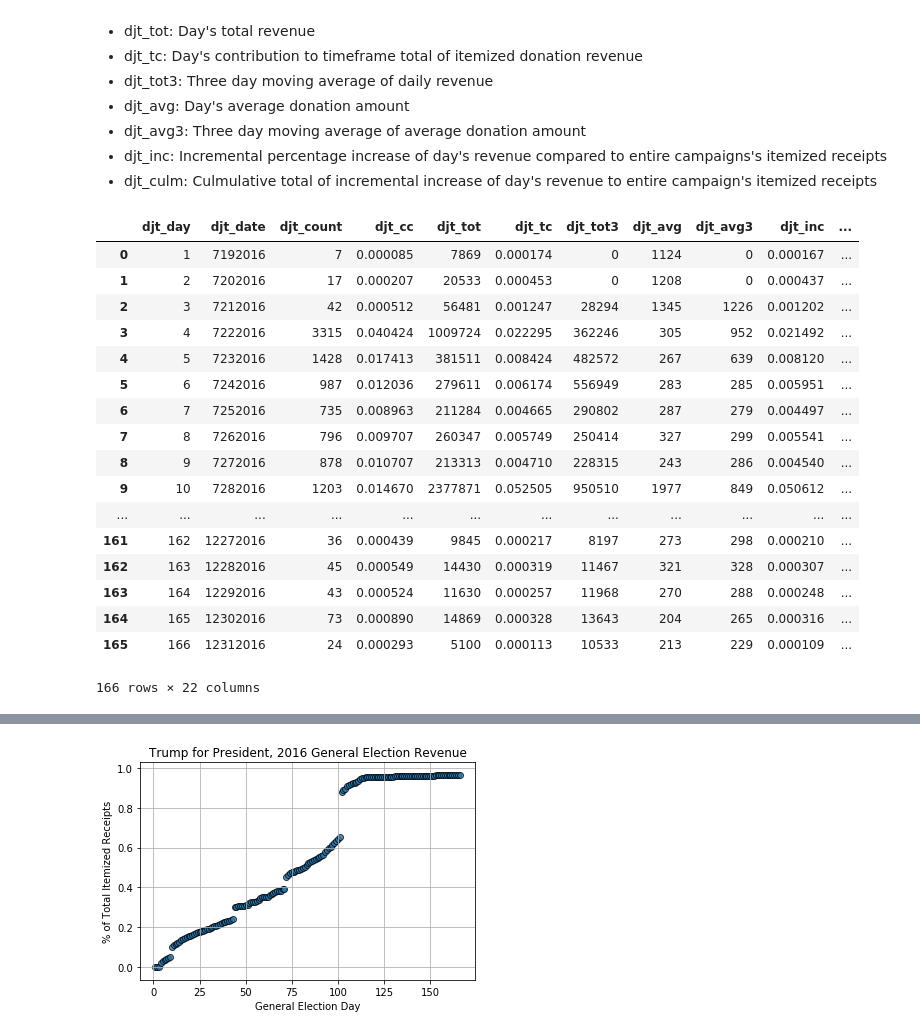
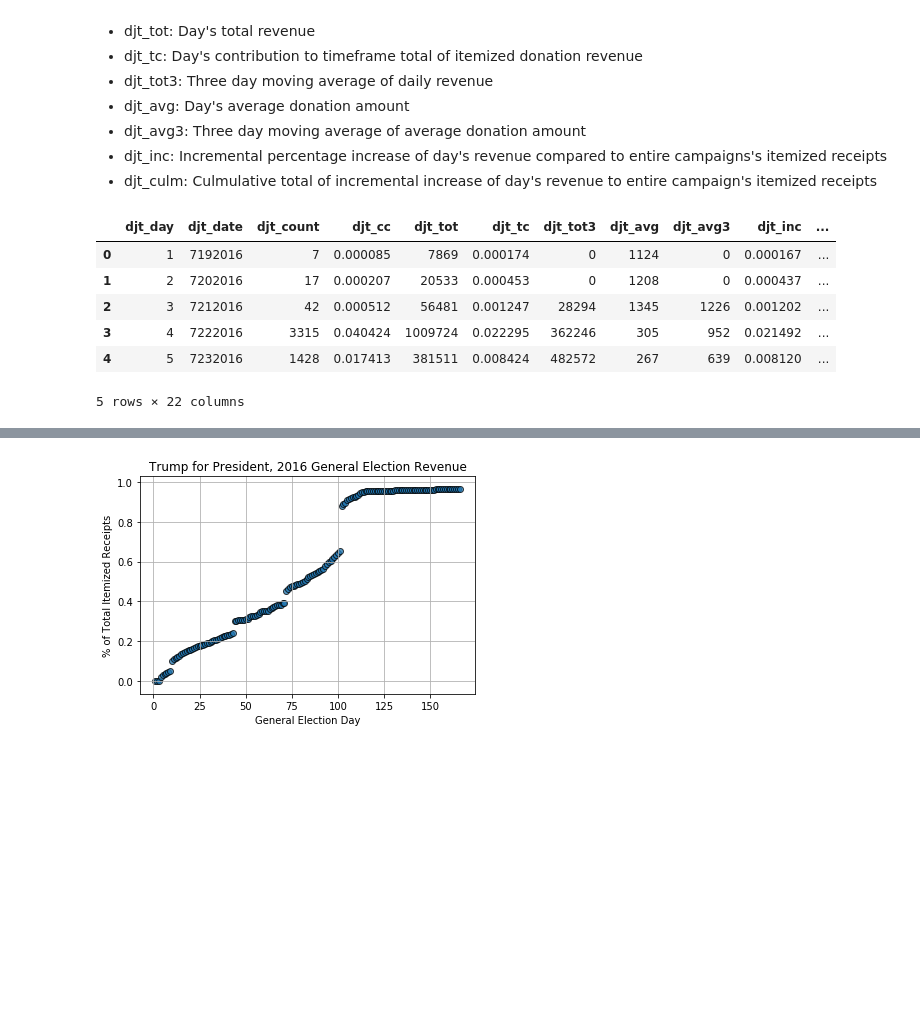
Before and after one commit to sellis4536/uncc_dbc_proj02, a Jupyter notebook: project02_data.ipynb, the cells around one changed output, grey strips where cells are left out. Cells and saved outputs as stored; diff of their text form; code cells hidden in the pictures; blank space fills up the shorter version.

```diff
--- a/project02_data.ipynb
+++ b/project02_data.ipynb
@@ -153,26 +150,15 @@ These daily figures are compared to general election timeframe totals to provide
 # load incremental_value DF directly from local folder/csv
 incremental_valueDF = pd.read_csv('incremental_value.csv',sep=',')
 # %%
-incremental_valueDF.head(166)
+incremental_valueDF.head()
 # %% [output]
 |  | djt_day | djt_date | djt_count | djt_cc | djt_tot | djt_tc | djt_tot3 | djt_avg | djt_avg3 | djt_inc | ... |
 | 0 | 1 | 7192016 | 7 | 0.000085 | 7869 | 0.000174 | 0 | 1124 | 0 | 0.000167 | ... |
 | 1 | 2 | 7202016 | 17 | 0.000207 | 20533 | 0.000453 | 0 | 1208 | 0 | 0.000437 | ... |
 | 2 | 3 | 7212016 | 42 | 0.000512 | 56481 | 0.001247 | 28294 | 1345 | 1226 | 0.001202 | ... |
 | 3 | 4 | 7222016 | 3315 | 0.040424 | 1009724 | 0.022295 | 362246 | 305 | 952 | 0.021492 | ... |
 | 4 | 5 | 7232016 | 1428 | 0.017413 | 381511 | 0.008424 | 482572 | 267 | 639 | 0.008120 | ... |
-| 5 | 6 | 7242016 | 987 | 0.012036 | 279611 | 0.006174 | 556949 | 283 | 285 | 0.005951 | ... |
-| 6 | 7 | 7252016 | 735 | 0.008963 | 211284 | 0.004665 | 290802 | 287 | 279 | 0.004497 | ... |
-| 7 | 8 | 7262016 | 796 | 0.009707 | 260347 | 0.005749 | 250414 | 327 | 299 | 0.005541 | ... |
-| 8 | 9 | 7272016 | 878 | 0.010707 | 213313 | 0.004710 | 228315 | 243 | 286 | 0.004540 | ... |
-| 9 | 10 | 7282016 | 1203 | 0.014670 | 2377871 | 0.052505 | 950510 | 1977 | 849 | 0.050612 | ... |
-| ... | ... | ... | ... | ... | ... | ... | ... | ... | ... | ... | ... |
-| 161 | 162 | 12272016 | 36 | 0.000439 | 9845 | 0.000217 | 8197 | 273 | 298 | 0.000210 | ... |
-| 162 | 163 | 12282016 | 45 | 0.000549 | 14430 | 0.000319 | 11467 | 321 | 328 | 0.000307 | ... |
-| 163 | 164 | 12292016 | 43 | 0.000524 | 11630 | 0.000257 | 11968 | 270 | 288 | 0.000248 | ... |
-| 164 | 165 | 12302016 | 73 | 0.000890 | 14869 | 0.000328 | 13643 | 204 | 265 | 0.000316 | ... |
-| 165 | 166 | 12312016 | 24 | 0.000293 | 5100 | 0.000113 | 10533 | 213 | 229 | 0.000109 | ... |
-166 rows × 22 columns
+5 rows × 22 columns
 # %%
 incremental_valueDF.describe()
 # %% [output]
```
Also changed, not shown: parts of 13 cells of this notebook.
